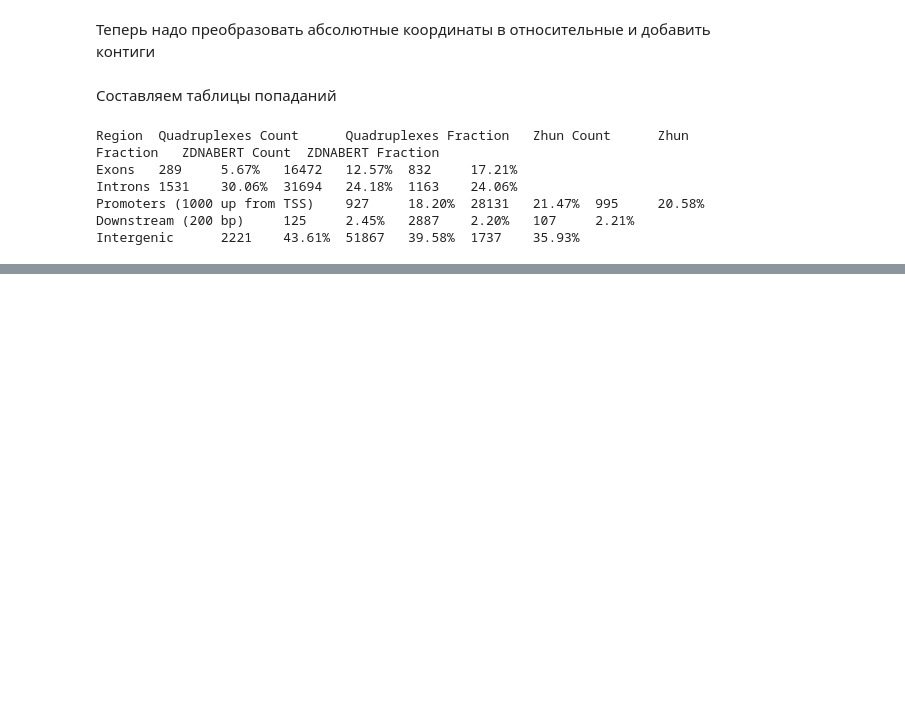
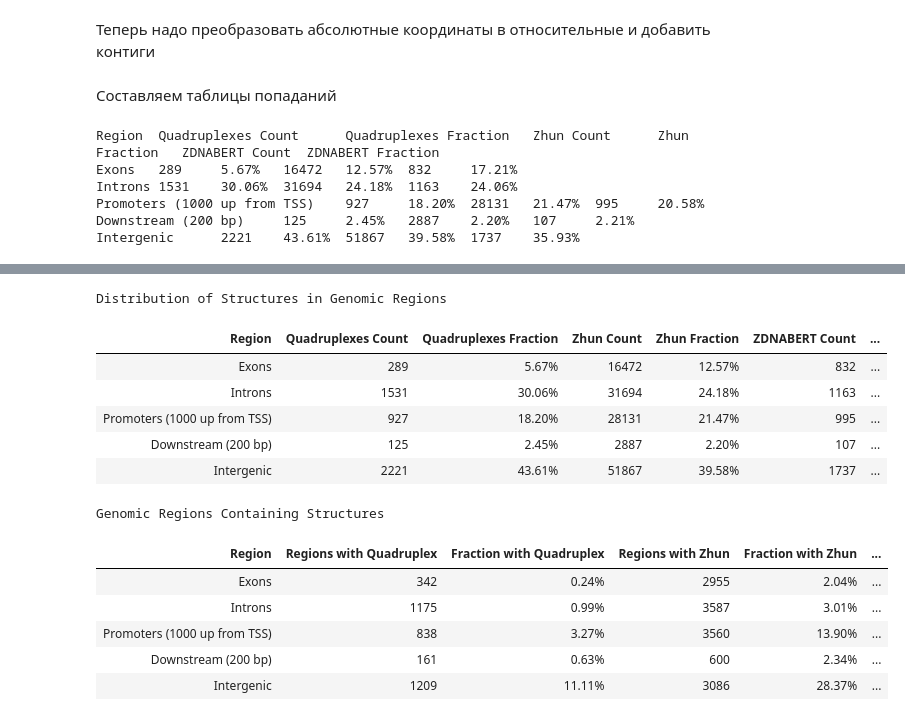
Before and after one commit to constantine1035/bioinf_group, a Jupyter notebook: hw5_Kornyakov.ipynb, the cells around one changed output, grey strips where cells are left out. Drawn from its saved outputs; the diff is of its cells as text; code cells hidden in the pictures; blank space fills up the shorter version.

```diff
--- a/hw5_Kornyakov.ipynb
+++ b/hw5_Kornyakov.ipynb
@@ -800,29 +813,9 @@ Distribution of Genomic Features
 | Downstream (200 bp) | 125 | 2.45% | 2887 | 2.20% | 107 | ... |
 | Intergenic | 2221 | 43.61% | 51867 | 39.58% | 1737 | ... |
 # %%
-def format_table(df, title):
-    """Функция для красивого форматирования таблиц"""
-    return df.style \
-        .set_properties(**{'text-align': 'center'}) \
-        .set_table_styles([
-            {'selector': 'th', 'props': [('text-align', 'center'),
-                                         ('background-color', '#4a6fa5'),
-                                         ('color', 'white')]},
-            {'selector': 'tr:nth-of-type(odd)', 'props': [('background', '#f7f9fc')]},
-            {'selector': 'tr:nth-of-type(even)', 'props': [('background', 'white')]},
-            {'selector': 'caption', 'props': [('caption-side', 'top'),
-                                             ('font-size', '16px'),
-                                             ('font-weight', 'bold')]}
-        ]) \
-        .format({
-            col: "{:d}" for col in df.columns if "Count" in col or "Regions" in col
-        }) \
-        .hide(axis="index") \
-        .set_caption(title)
-
 region_results = {}
 
-for region_bed in regions_order:
+for region_key in regions_order:
     # Загружаем участки региона
     region_bed = region_beds[region_key]
     total_regions = len(region_bed)
@@ -867,3 +860,24 @@ df_table2.columns = [
     "Regions with Zhun", "Fraction with Zhun",
     "Regions with ZDNABERT", "Fraction with ZDNABERT"
 ]
+
+styled_table1 = format_table(df_table1, "Distribution of Structures in Genomic Regions")
+styled_table2 = format_table(df_table2, "Genomic Regions Containing Structures")
+# %%
+display(styled_table1)
+display(styled_table2)
+# %% [output]
+Distribution of Structures in Genomic Regions
+| Region | Quadruplexes Count | Quadruplexes Fraction | Zhun Count | Zhun Fraction | ZDNABERT Count | ... |
+| Exons | 289 | 5.67% | 16472 | 12.57% | 832 | ... |
+| Introns | 1531 | 30.06% | 31694 | 24.18% | 1163 | ... |
+| Promoters (1000 up from TSS) | 927 | 18.20% | 28131 | 21.47% | 995 | ... |
+| Downstream (200 bp) | 125 | 2.45% | 2887 | 2.20% | 107 | ... |
+| Intergenic | 2221 | 43.61% | 51867 | 39.58% | 1737 | ... |
+Genomic Regions Containing Structures
+| Region | Regions with Quadruplex | Fraction with Quadruplex | Regions with Zhun | Fraction with Zhun | ... |
+| Exons | 342 | 0.24% | 2955 | 2.04% | ... |
+| Introns | 1175 | 0.99% | 3587 | 3.01% | ... |
+| Promoters (1000 up from TSS) | 838 | 3.27% | 3560 | 13.90% | ... |
+| Downstream (200 bp) | 161 | 0.63% | 600 | 2.34% | ... |
+| Intergenic | 1209 | 11.11% | 3086 | 28.37% | ... |
```
Also changed, not shown: parts of 5 cells of this notebook.
